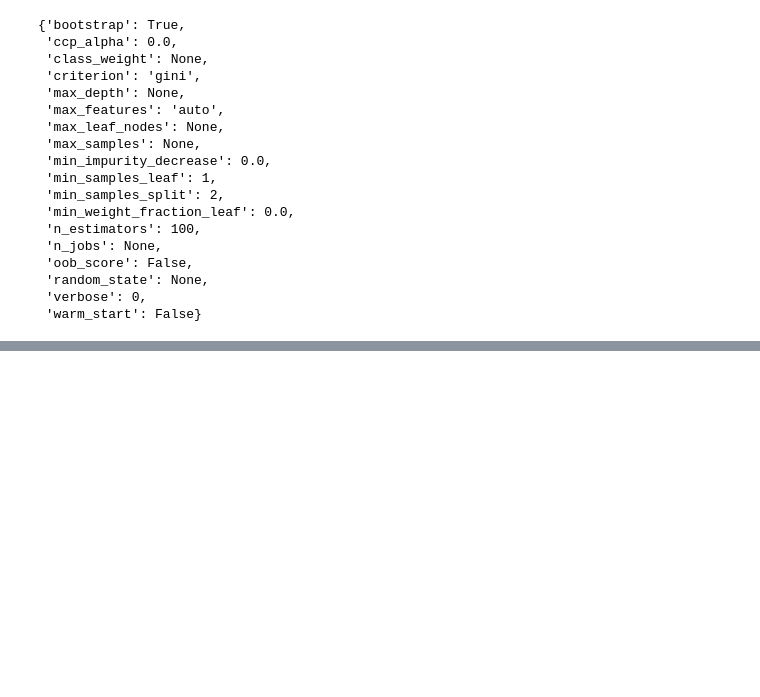
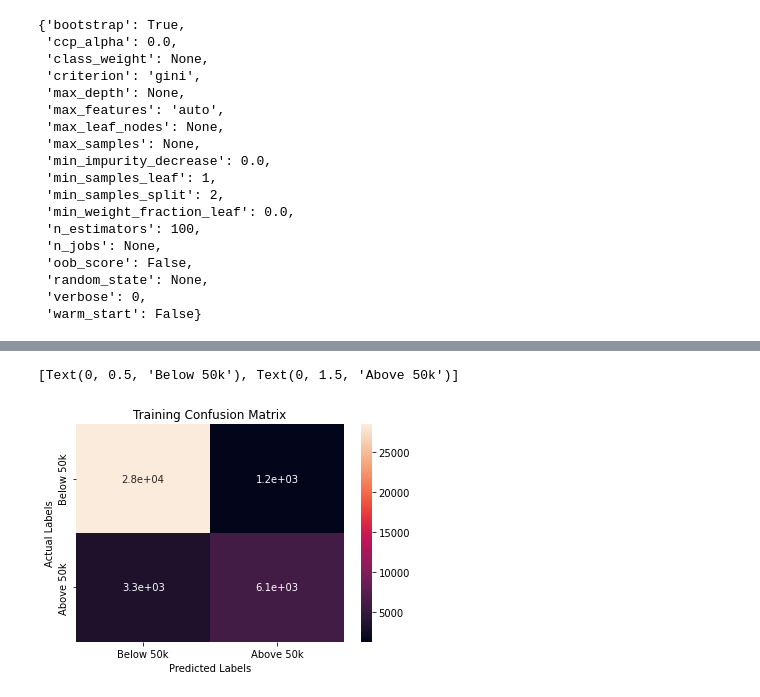
Before and after one commit to rsonar821/Adult-ML-Model, a Jupyter notebook: Adults.ipynb, the cells around one changed output, grey strips where cells are left out. Saved outputs shown, nothing was run; the diff lists cells and outputs as text; code cells hidden in the pictures; blank space fills up the shorter version.

```diff
--- a/Adults.ipynb
+++ b/Adults.ipynb
@@ -544,19 +545,15 @@ rfc.get_params()
  'verbose': 0,
  'warm_start': False}
 # %%
-n_estimators = [int(x) for x in np.linspace(start = 200, stop = 2000, num = 10)]
-max_depth = [int(x) for x in np.linspace(10, 110, num = 11)]
-min_samples_split = range(2, 10)
-min_samples_leaf = range(2, 10)
-bootstrap = [True, False]
-
-# Storing the hyperparameters in a dictionary
+n_estimators = [int(x) for x in np.linspace(start = 200, stop = 1000, num = 50)]
+max_depth = [int(x) for x in np.linspace(10, 100, num = 20)]
+min_samples_split = range(2, 6)
+min_samples_leaf = range(2, 6)
 
 random_grid = {'n_estimators': n_estimators,
                'max_depth': max_depth,
                'min_samples_split': min_samples_split,
-               'min_samples_leaf': min_samples_leaf,
-               'bootstrap': bootstrap}
+               'min_samples_leaf': min_samples_leaf}
 # %%
 rfc_random = RandomizedSearchCV(estimator=rfc, param_distributions = random_grid, cv=3, verbose=2, scoring='roc_auc')
 rfc_random.fit(X_train,Y_train)
@@ -598,0 +601,9 @@ rfc_random.best_params_
+# %%
+rf_best_parameters = rfc_random.best_params_
+
+rf_model = RandomForestClassifier(max_depth = rf_best_parameters['max_depth'],
+                                 min_samples_leaf = rf_best_parameters['min_samples_leaf'],
+                                 min_samples_split = rf_best_parameters['min_samples_split'],
+                                 n_estimators = rf_best_parameters['n_estimators'])
+
+rf_model.fit(X_train, Y_train)
@@ -598,0 +613,3 @@ rfc_random.best_params_
+# %%
+rf_train_preds = rf_model.predict(X_train)
+rf_test_preds = rf_model.predict(X_test)
@@ -598,0 +655,17 @@ rfc_random.best_params_
+# %%
+# Train Dataset
+
+labels = ['Below 50k', 'Above 50k']
+cm = confusion_matrix(Y_train, rf_train_preds)
+
+ax = plt.subplot()
+sns.heatmap(cm, annot=True, ax = ax)
+
+ax.set_xlabel('Predicted Labels')
+ax.set_ylabel('Actual Labels')
+ax.set_title('Training Confusion Matrix')
+ax.xaxis.set_ticklabels(labels)
+ax.yaxis.set_ticklabels(labels)
+# %% [output]
+[Text(0, 0.5, 'Below 50k'), Text(0, 1.5, 'Above 50k')]
+[figure, added]
```
Also changed, not shown: parts of 10 cells of this notebook.
